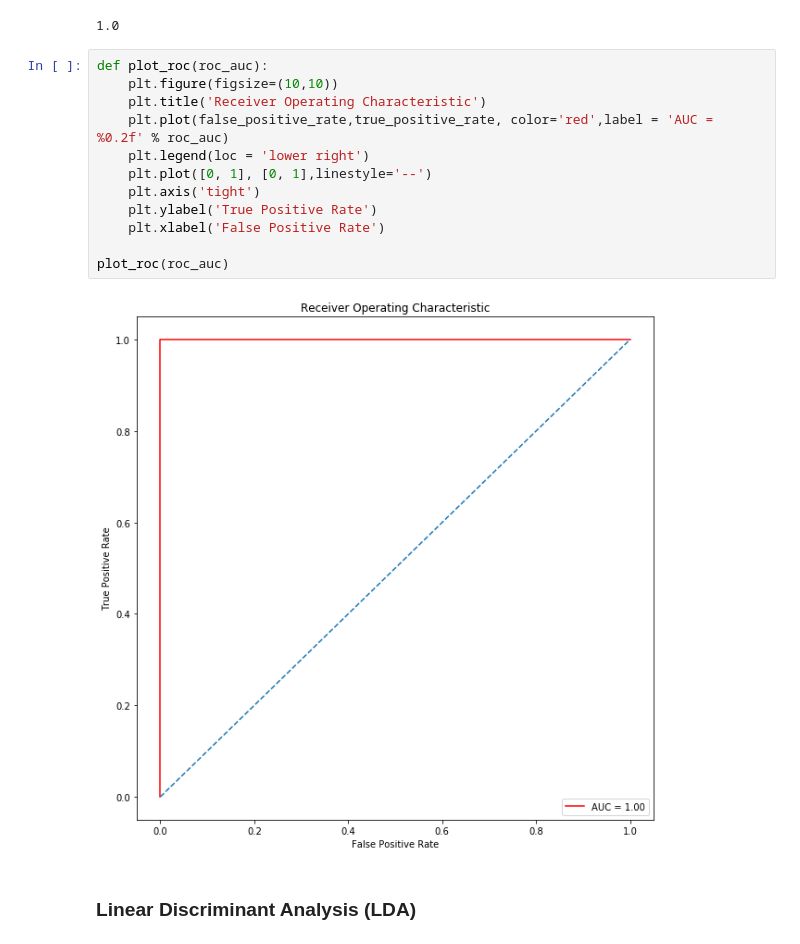
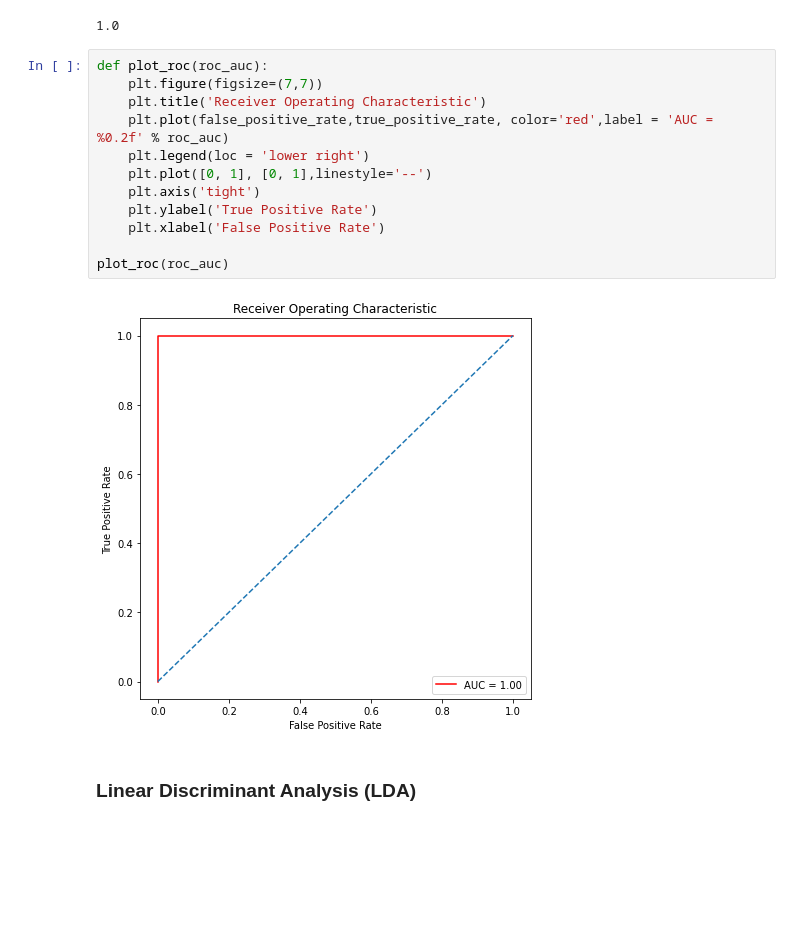
Before and after one commit to marcopeix/datasciencewithmarco, a Jupyter notebook: Classification.ipynb, the cells around one changed output. Cells and saved outputs as stored; diff of their text form; blank space fills up the shorter version.

```diff
--- a/Classification.ipynb
+++ b/Classification.ipynb
@@ -176,18 +176,18 @@ roc_auc
 1.0
 # %%
 def plot_roc(roc_auc):
-    plt.figure(figsize=(10,10))
+    plt.figure(figsize=(7,7))
     plt.title('Receiver Operating Characteristic')
     plt.plot(false_positive_rate,true_positive_rate, color='red',label = 'AUC = %0.2f' % roc_auc)
     plt.legend(loc = 'lower right')
     plt.plot([0, 1], [0, 1],linestyle='--')
     plt.axis('tight')
     plt.ylabel('True Positive Rate')
     plt.xlabel('False Positive Rate')
 
 plot_roc(roc_auc)
 # %% [output]
-[figure, old version]
+[figure, new version]
 # %% [markdown]
 ### Linear Discriminant Analysis (LDA)
 # %%
```
Also changed, not shown: parts of 5 cells of this notebook.
